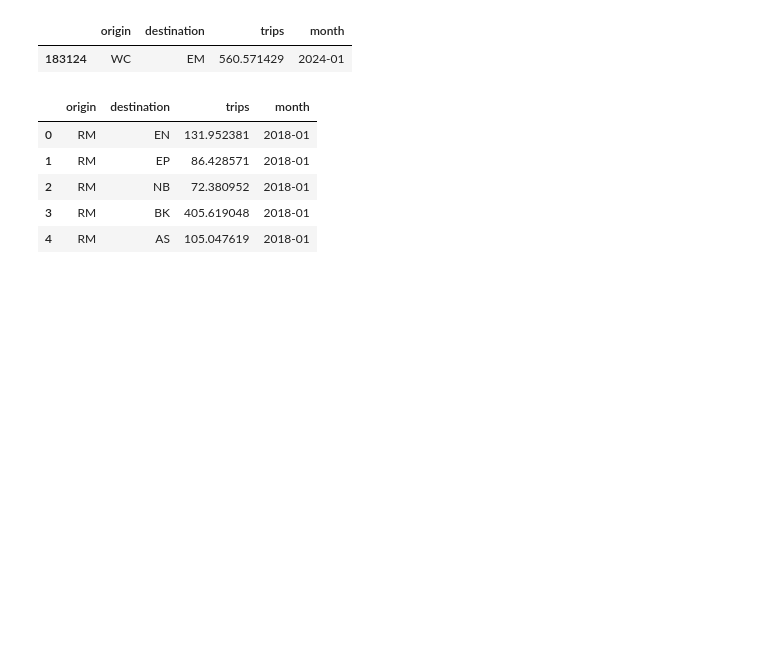
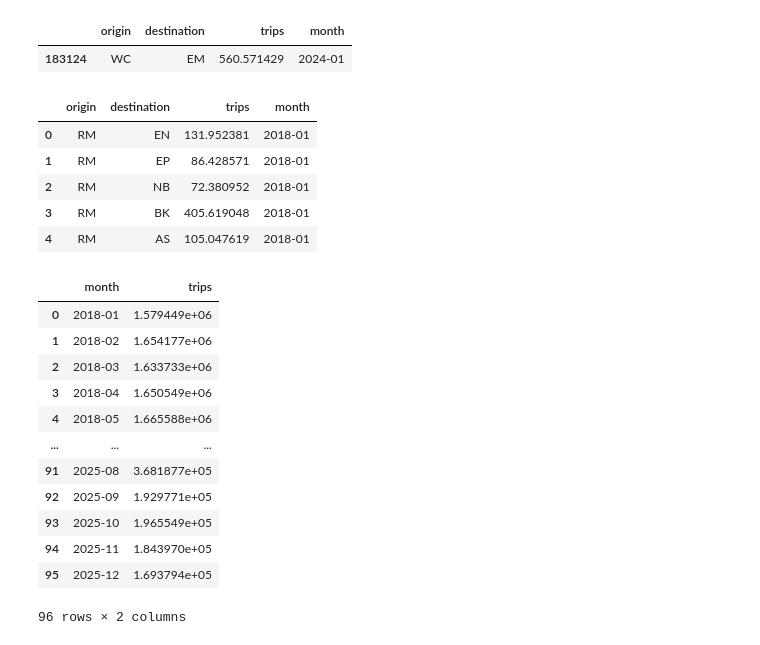
Before and after one commit to Shiv0406/BartProj, a Jupyter notebook: data-exploration.ipynb, the cells around one changed output. Saved outputs shown, nothing was run; the diff lists cells and outputs as text; code cells hidden in the pictures; blank space fills up the shorter version.

```diff
--- a/data-exploration.ipynb
+++ b/data-exploration.ipynb
@@ -241,6 +249,8 @@ weekday_jan_2024_clean["month"] = "2024-01"
 def load_and_clean_month(file_path):
 
     xl = pd.ExcelFile(file_path)
+    filename = os.path.basename(file_path)
+
     weekday_sheet = None
     for sheet in xl.sheet_names:
         if "Weekday" in sheet:
@@ -249,6 +259,10 @@ def load_and_clean_month(file_path):
 
     if "OD" in weekday_sheet:
         skip = 1
+    # These 2 files (out of 96) have one fewer header row than their siblings,
+    # so the station-code row is at index 3 instead of 4. skiprows=3 fixes them.
+    elif filename in ["Ridership_202410.xlsx" , "Ridership_202508.xlsx"]:
+        skip = 3
     else:
         skip = 4
 
@@ -260,7 +274,6 @@ def load_and_clean_month(file_path):
             (ridership_df["origin"] != ridership_df["destination"]) &
         (ridership_df["destination"] != "Grand Total") &
         (ridership_df["origin"] != "Unnamed: 51")].copy()
-    filename = os.path.basename(file_path)
     ridership_df["month"] = f"{filename[10:14]}-{filename[14:16]}"
     return ridership_df
 # %%
@@ -397,3 +406,20 @@ all_data.head()
 | 2 | RM | NB | 72.380952 | 2018-01 |
 | 3 | RM | BK | 405.619048 | 2018-01 |
 | 4 | RM | AS | 105.047619 | 2018-01 |
+# %%
+monthly_total = all_data.groupby('month')['trips'].sum().reset_index()
+monthly_total
+# %% [output]
+|  | month | trips |
+| 0 | 2018-01 | 1.579449e+06 |
+| 1 | 2018-02 | 1.654177e+06 |
+| 2 | 2018-03 | 1.633733e+06 |
+| 3 | 2018-04 | 1.650549e+06 |
+| 4 | 2018-05 | 1.665588e+06 |
+| ... | ... | ... |
+| 91 | 2025-08 | 3.681877e+05 |
+| 92 | 2025-09 | 1.929771e+05 |
+| 93 | 2025-10 | 1.965549e+05 |
+| 94 | 2025-11 | 1.843970e+05 |
+| 95 | 2025-12 | 1.693794e+05 |
+96 rows × 2 columns
```
Also changed, not shown: parts of 17 cells of this notebook.
